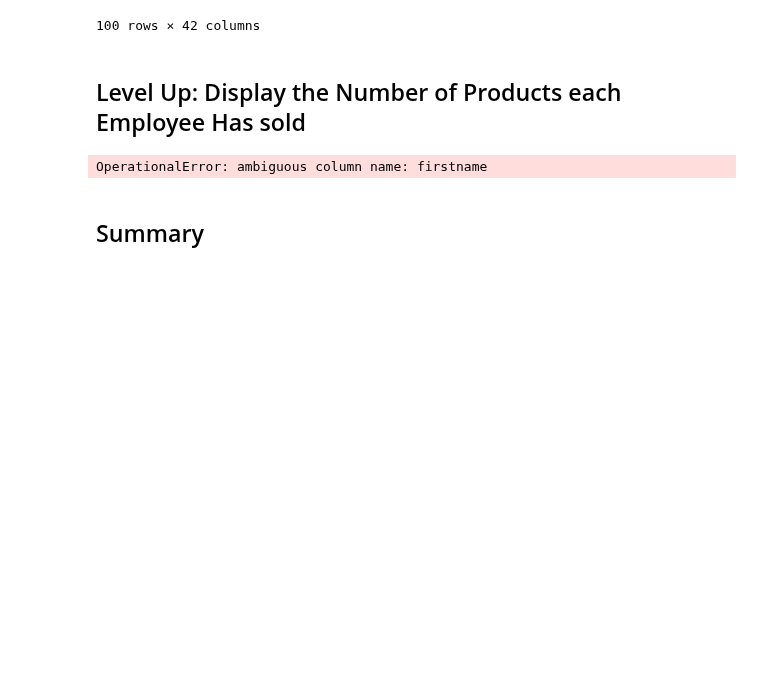
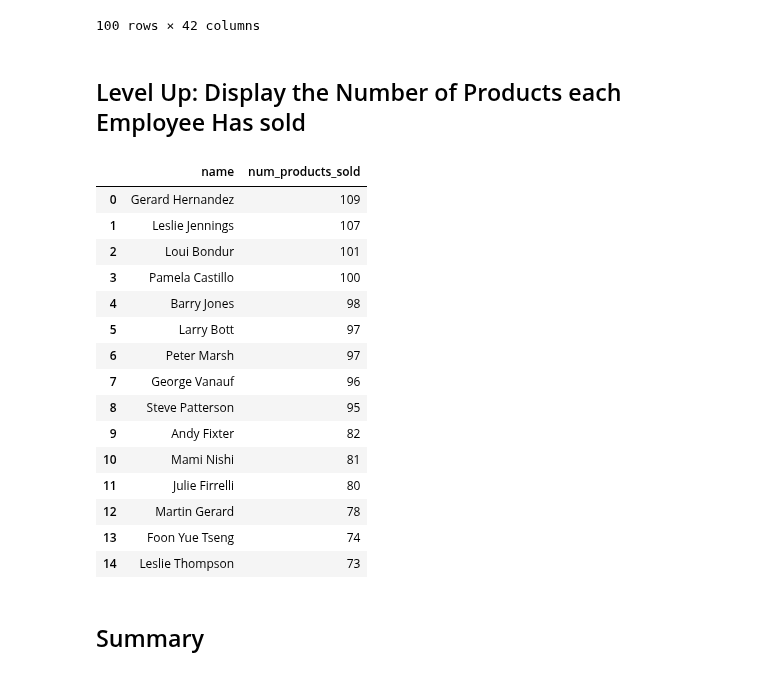
Before and after one commit to softserveslayer/dsc-0-05-10-join-statements-lab-nyc-career-ds-102218, a Jupyter notebook: index.ipynb, the cells around one changed output. Drawn from its saved outputs; the diff is of its cells as text; code cells hidden in the pictures; blank space fills up the shorter version.

```diff
--- a/index.ipynb
+++ b/index.ipynb
@@ -135,23 +135,36 @@ df.head(100)
 # %%
 cur.execute("""
 SELECT firstname || " " || lastname AS name, count(distinct(products.productcode)) AS num_products_sold
 FROM employees
 JOIN customers on customers.salesrepemployeenumber = employees.employeenumber
  JOIN orders on orders.customernumber = customers.customernumber
  JOIN orderdetails on orderdetails.ordernumber = orders.ordernumber
- JOIN orderdetails on products.productcode = orderdetails.productcode
+ JOIN products on products.productcode = orderdetails.productcode
 
-
-JOIN orderdetails on products.productcode = orderdetails.productcode
 
 GROUP BY name
 ORDER BY num_products_sold desc;
                        """)
 df = pd.DataFrame(cur.fetchall()) #Take results and create dataframe
 df.columns = [i[0] for i in cur.description]
 df.head(100)
 # %% [output]
-OperationalError: ambiguous column name: firstname
+|  | name | num_products_sold |
+| 0 | Gerard Hernandez | 109 |
+| 1 | Leslie Jennings | 107 |
+| 2 | Loui Bondur | 101 |
+| 3 | Pamela Castillo | 100 |
+| 4 | Barry Jones | 98 |
+| 5 | Larry Bott | 97 |
+| 6 | Peter Marsh | 97 |
+| 7 | George Vanauf | 96 |
+| 8 | Steve Patterson | 95 |
+| 9 | Andy Fixter | 82 |
+| 10 | Mami Nishi | 81 |
+| 11 | Julie Firrelli | 80 |
+| 12 | Martin Gerard | 78 |
+| 13 | Foon Yue Tseng | 74 |
+| 14 | Leslie Thompson | 73 |
 # %% [markdown]
 ## Summary
 # %% [markdown]
```
